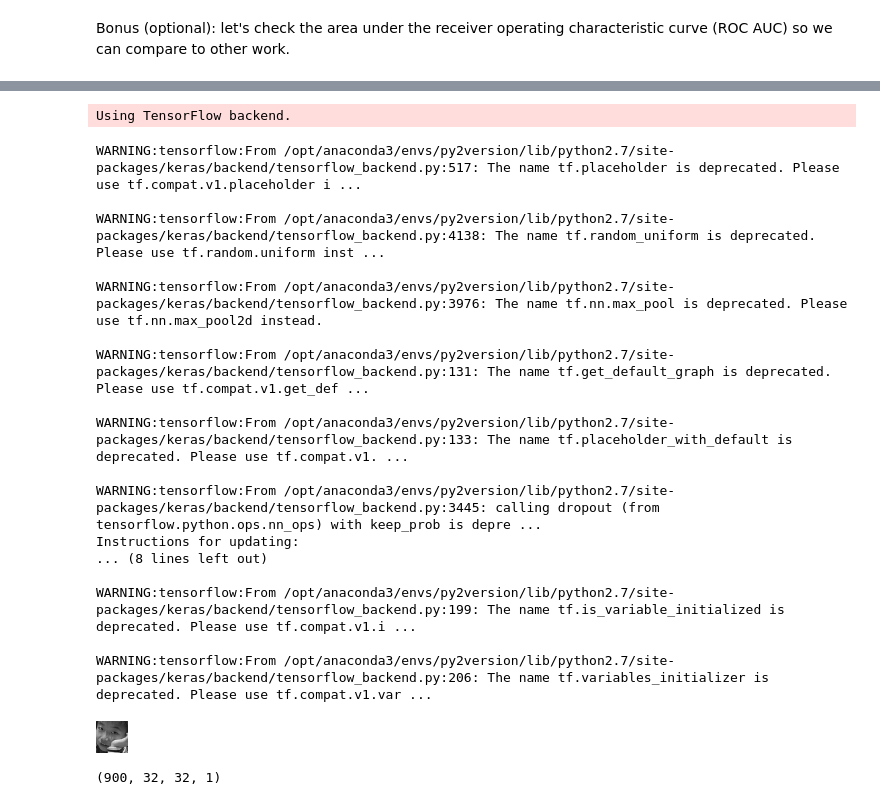
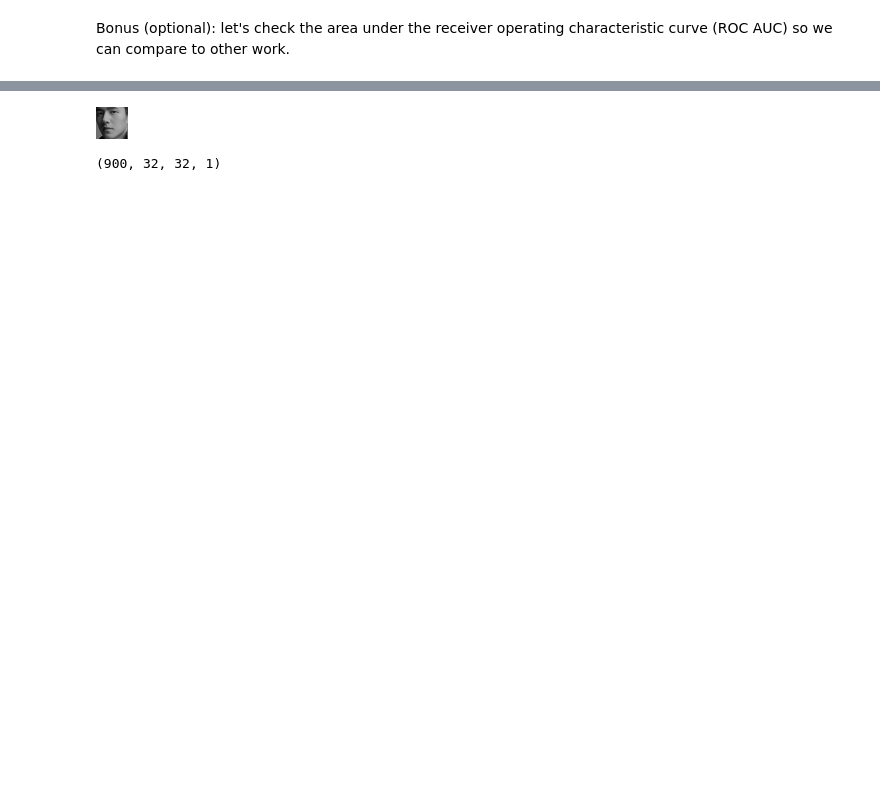
Before and after one commit to yulin6666/SmileCNN, a Jupyter notebook: gender_training.ipynb, the cells around one changed output, grey strips where cells are left out. Saved outputs shown, nothing was run; the diff lists cells and outputs as text; code cells hidden in the pictures; blank space fills up the shorter version.

```diff
--- a/gender_training.ipynb
+++ b/gender_training.ipynb
@@ -131,41 +183,23 @@ print roc_auc_score(y[-n_validation:], y_predicted)
 # %%
 from utils import show_array
 import numpy as np
 
 import keras
 from keras.models import model_from_json
 model1 = model_from_json(open('model.json').read())
 model1.load_weights('weights.h5')
 
-X = np.load('X.npy')
+X = np.load('x_test.npy')
 class_names = ['Neutral', 'Smiling']
 img = X[-7]
 show_array(255 * img)
 
 print(X[100:1000].shape)
 
 probabilities = model1.predict(X[100:1000])
 # %% [output]
+[figure, new version]
-Using TensorFlow backend.
+(900, 32, 32, 1)
-WARNING:tensorflow:From /opt/anaconda3/envs/py2version/lib/python2.7/site-packages/keras/backend/tensorflow_backend.py:517: The name tf.placeholder is deprecated. Please use tf.compat.v1.placeholder i ...
-
-WARNING:tensorflow:From /opt/anaconda3/envs/py2version/lib/python2.7/site-packages/keras/backend/tensorflow_backend.py:4138: The name tf.random_uniform is deprecated. Please use tf.random.uniform inst ...
-
-WARNING:tensorflow:From /opt/anaconda3/envs/py2version/lib/python2.7/site-packages/keras/backend/tensorflow_backend.py:3976: The name tf.nn.max_pool is deprecated. Please use tf.nn.max_pool2d instead.
-
-WARNING:tensorflow:From /opt/anaconda3/envs/py2version/lib/python2.7/site-packages/keras/backend/tensorflow_backend.py:131: The name tf.get_default_graph is deprecated. Please use tf.compat.v1.get_def ...
-
-WARNING:tensorflow:From /opt/anaconda3/envs/py2version/lib/python2.7/site-packages/keras/backend/tensorflow_backend.py:133: The name tf.placeholder_with_default is deprecated. Please use tf.compat.v1. ...
-
-WARNING:tensorflow:From /opt/anaconda3/envs/py2version/lib/python2.7/site-packages/keras/backend/tensorflow_backend.py:3445: calling dropout (from tensorflow.python.ops.nn_ops) with keep_prob is depre ...
-Instructions for updating:
-... (8 lines left out)
-
-WARNING:tensorflow:From /opt/anaconda3/envs/py2version/lib/python2.7/site-packages/keras/backend/tensorflow_backend.py:199: The name tf.is_variable_initialized is deprecated. Please use tf.compat.v1.i ...
-
-WARNING:tensorflow:From /opt/anaconda3/envs/py2version/lib/python2.7/site-packages/keras/backend/tensorflow_backend.py:206: The name tf.variables_initializer is deprecated. Please use tf.compat.v1.var ...
-[figure, old version]
-(900, 32, 32, 1)
 # %%
 #coreml模型
 from utils import show_array
```
Also changed, not shown: parts of 9 cells of this notebook, 3 other files.
